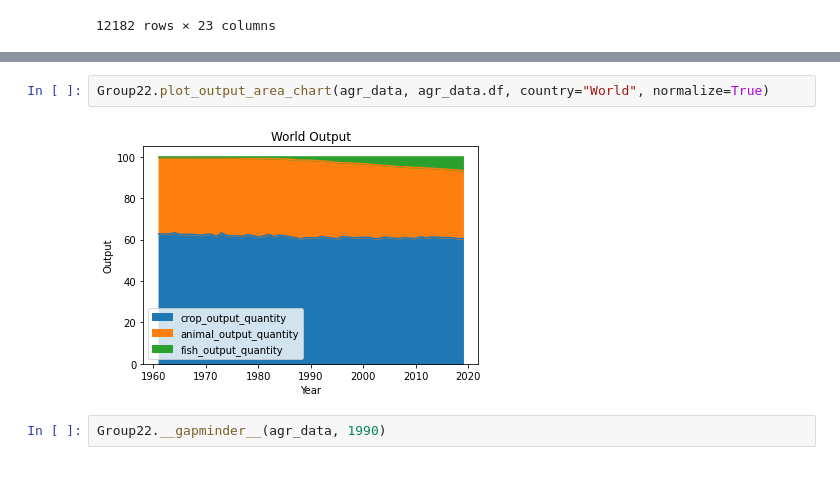
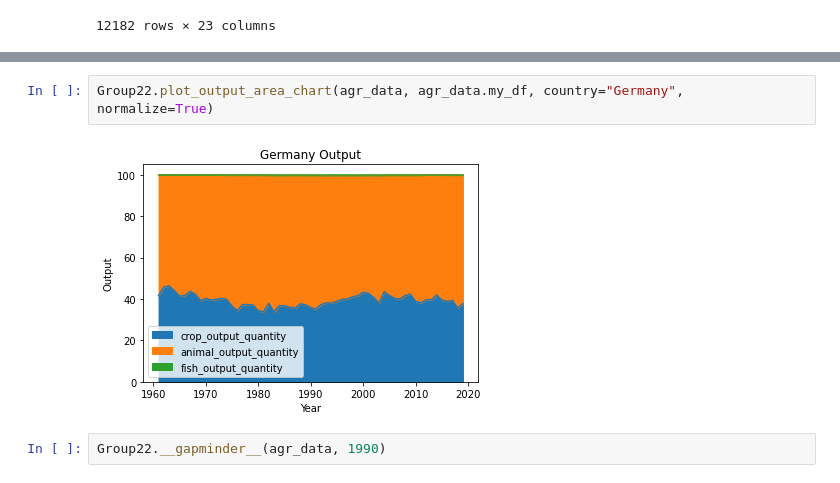
Before and after one commit to annaziegert/agriculture_production_nova, a Jupyter notebook: test_notebook.ipynb, the cells around one changed output, grey strips where cells are left out. Saved outputs shown, nothing was run; the diff lists cells and outputs as text.

```diff
--- a/test_notebook.ipynb
+++ b/test_notebook.ipynb
@@ -230,9 +238,9 @@ Group22.plot_quantity_correlation(agr_data, agr_data.df)
 # %% [output]
 [figure]
 # %%
-Group22.plot_output_area_chart(agr_data, agr_data.df, country="World", normalize=True)
+Group22.plot_output_area_chart(agr_data, agr_data.my_df, country="Germany", normalize=True)
 # %% [output]
-[figure, old version]
+[figure, new version]
 # %%
 Group22.__gapminder__(agr_data, 1990)
 # %% [output]
```
Also changed, not shown: parts of 4 cells of this notebook, 2 other files.
